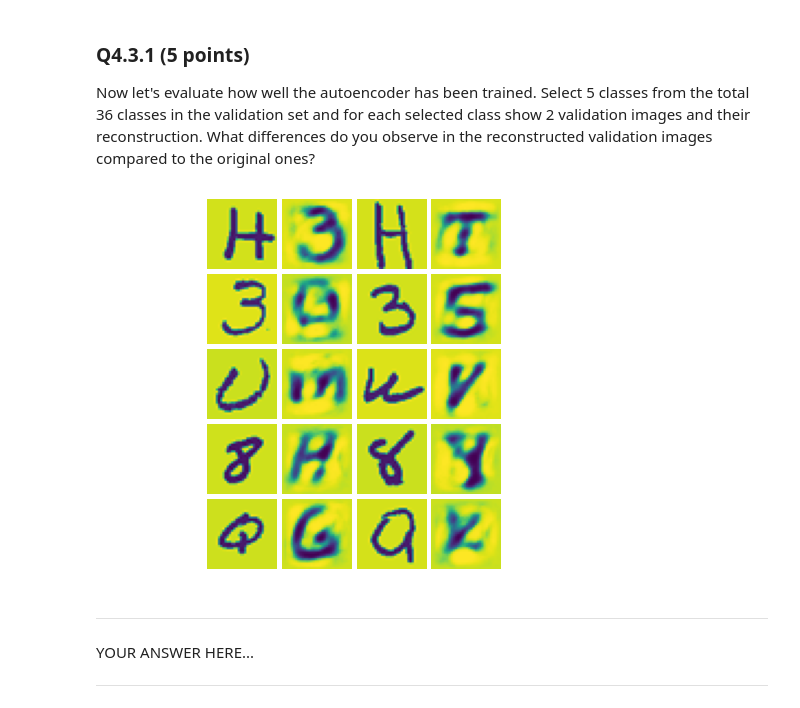
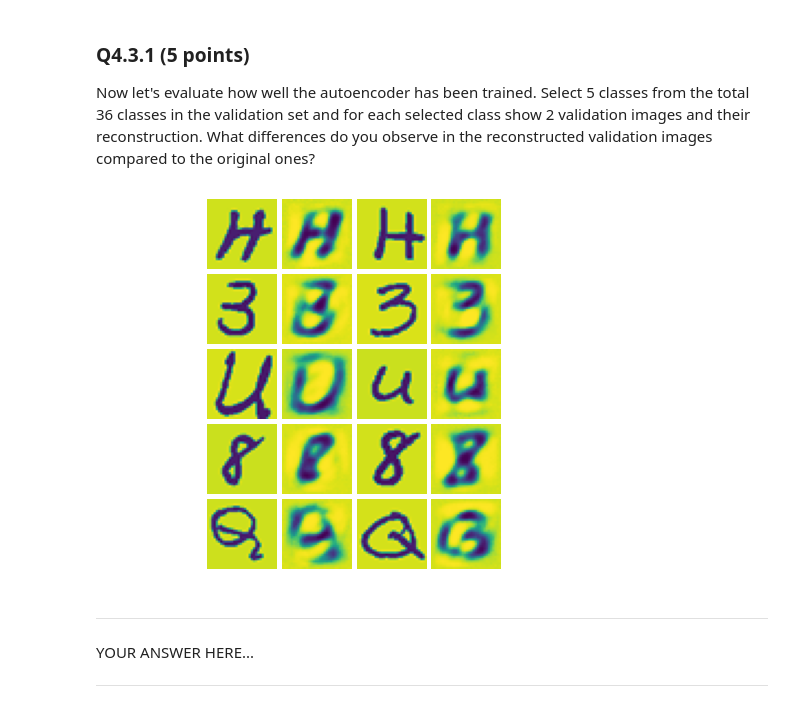
Before and after one commit to PAOK-2001/ComputerVision-16720, a Jupyter notebook: hw5/HW5_NeuralNetworks.ipynb, the cells around one changed output. Cells and saved outputs as stored; diff of their text form; code cells hidden in the pictures.

```diff
--- a/hw5/HW5_NeuralNetworks.ipynb
+++ b/hw5/HW5_NeuralNetworks.ipynb
@@ -1026,8 +1027,8 @@ valid_x = valid_data['valid_data']
 
 max_iters = 100
 # pick a batch size, learning rate
-batch_size = 64
-learning_rate =  3e-5
+batch_size = 72
+learning_rate =  1e-5
 hidden_size = 32
 lr_rate = 20
 batches = get_random_batches(train_x,np.ones((train_x.shape[0],1)),batch_size)
@@ -1130,35 +1131,35 @@ Now let's evaluate how well the autoencoder has been trained. Select 5 classes f
 visualize_labels = ["H", "3", "U", "8", "Q"]
 # get 2 validation images from each label to visualize
 visualize_x = np.zeros((2*len(visualize_labels), valid_x.shape[1]))
 for i, label in enumerate(visualize_labels):
     idx = 26+int(label) if label.isnumeric() else string.ascii_lowercase.index(label.lower())
     choices = np.random.choice(np.arange(100*idx, 100*(idx+1)), 2, replace=False)
     visualize_x[2*i:2*i+2] = valid_x[choices]
 
 # run visualize_x through your network
 # using the forward() function you wrote in Q2.2.1
 
 for l in layers.keys():
     if l == 'feat_in':
-        hidden = forward(xb, trained_autoencoder, l, activation= layers[l])
+        hidden = forward(visualize_x, trained_autoencoder, l, activation= layers[l])
     elif l == 'out':
         out_ = forward(hidden, trained_autoencoder, l, activation= layers[l])
     else:
         hidden = forward(hidden, trained_autoencoder, l, activation= layers[l])
 reconstructed_x = out_
 # visualize
 fig = plt.figure()
 plt.axis("off")
 grid = ImageGrid(fig, 111, nrows_ncols=(len(visualize_labels), 4), axes_pad=0.05)
 for i, ax in enumerate(grid):
     if i % 2 == 0:
         ax.imshow(visualize_x[i//2].reshape((32, 32)).T)
     else:
         ax.imshow(reconstructed_x[i//2].reshape((32, 32)).T)
     ax.set_axis_off()
 plt.show()
 # %% [output]
-[figure, old version]
+[figure, new version]
 # %% [markdown]
 ---
 
```
Also changed, not shown: parts of 21 cells of this notebook.
